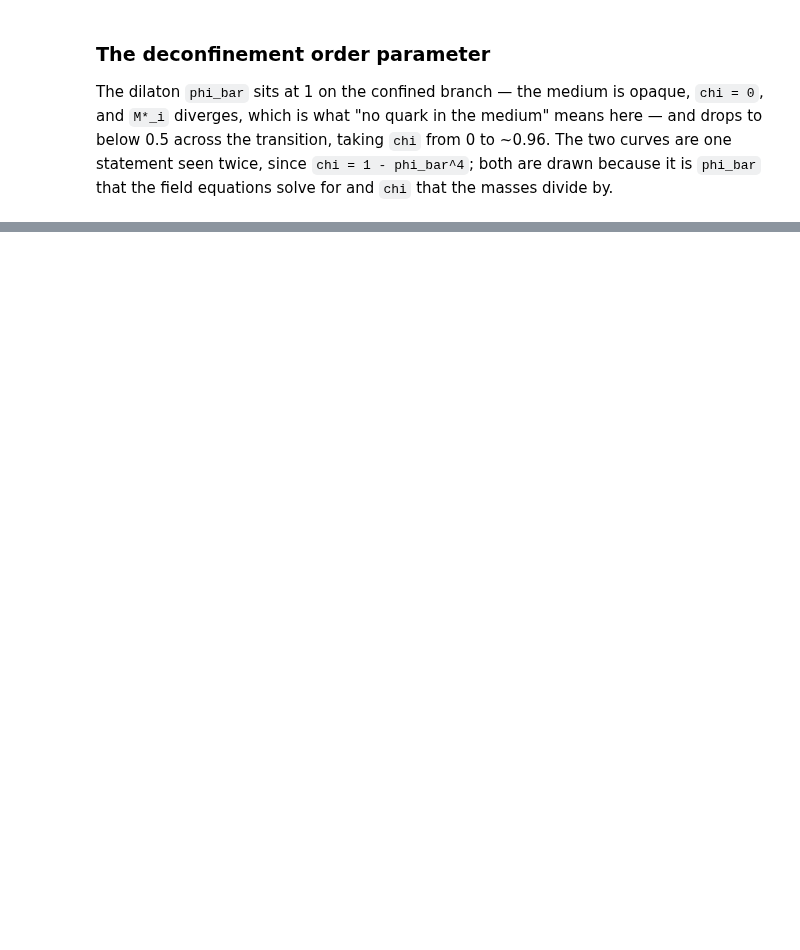
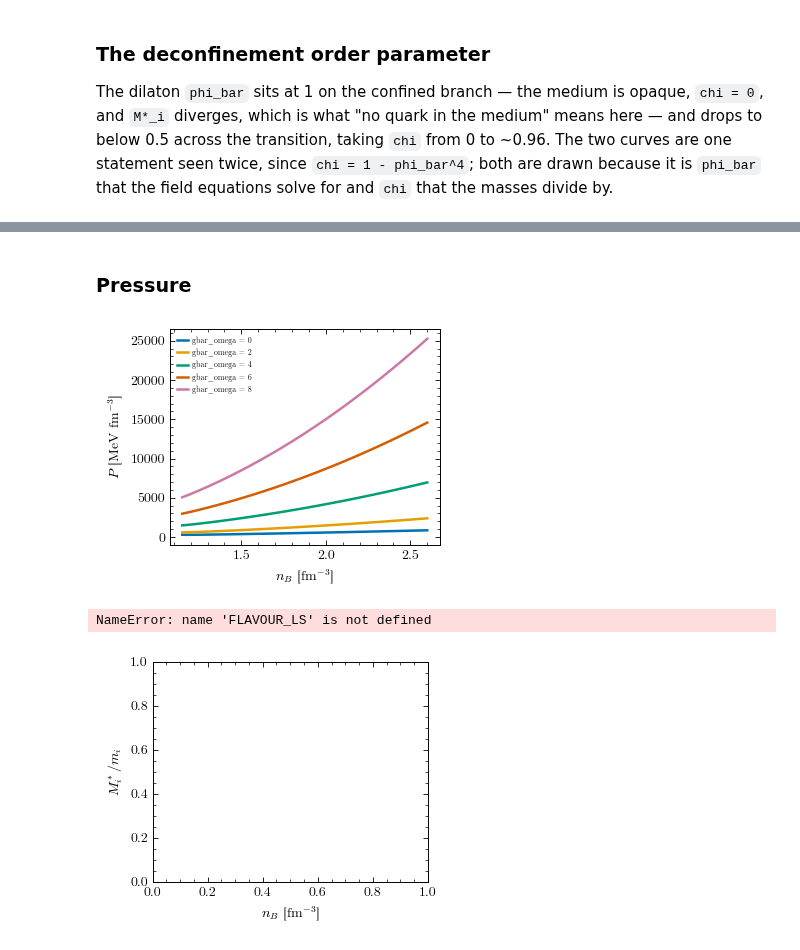
Before and after one commit to guerrinimirco/eos, a Jupyter notebook: notebooks/quark_timing.ipynb, the cells around one changed output, grey strips where cells are left out. Saved outputs shown, nothing was run; the diff lists cells and outputs as text; code cells hidden in the pictures; blank space fills up the shorter version.

```diff
--- a/notebooks/quark_timing.ipynb
+++ b/notebooks/quark_timing.ipynb
@@ -823,0 +1211,39 @@ plt.show()
+# %% [markdown]
+### Pressure
+# %%
+fig, ax = scan_figure(LABELS["P"])
+for label, par, matrix, n_B, colour in scan_curves():
+    ax.plot(n_B, matrix["P"][0], color=colour, label=label)
+ax.legend(loc="upper left", fontsize="xx-small")
+plt.show()
+
+fig, ax = scan_figure(r"$M^*_i / m_i$")
+CURRENT = {"u": "m_u", "d": "m_d", "s": "m_s"}
+for label, par, matrix, n_B, colour in scan_curves():
+    for flavour, style in FLAVOUR_LS.items():
+        m_current = getattr(par, CURRENT[flavour])
+        ax.plot(n_B, matrix[f"M_{flavour}"][0] / m_current,
+                color=colour, ls=style)
+ax.set_yscale("log")
+log_decades(ax, axis="y")
+njl_style_legend(ax, FLAVOUR_LS.items(), loc="upper right", ncol=3,
+                 fontsize="xx-small")
+plt.show()
+
+fig, ax = scan_figure(r"$\bar{\phi}$")
+for label, par, matrix, n_B, colour in scan_curves():
+    ax.plot(n_B, matrix["phi_bar"][0], color=colour, label=label)
+ax.legend(loc="upper right", fontsize="xx-small")
+plt.show()
+
+fig, ax = scan_figure(r"$\sigma$,  $\zeta$ [MeV]")
+for label, par, matrix, n_B, colour in scan_curves():
+    ax.plot(n_B, matrix["sigma"][0], color=colour, ls="-", label=label)
+    ax.plot(n_B, matrix["zeta"][0], color=colour, ls="--")
+njl_style_legend(ax, [(r"$\sigma$", "-"), (r"$\zeta$", "--")],
+                 loc="center left", fontsize="xx-small")
+plt.show()
+# %% [output]
+[figure, added]
+NameError: name 'FLAVOUR_LS' is not defined
+[figure, added]
```
Also changed, not shown: parts of 37 cells of this notebook, 16 other files.
